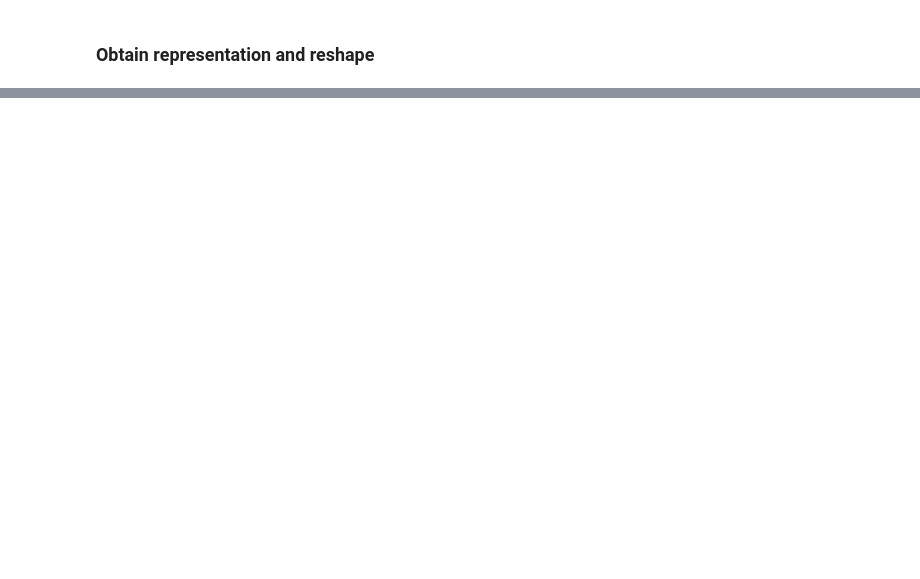
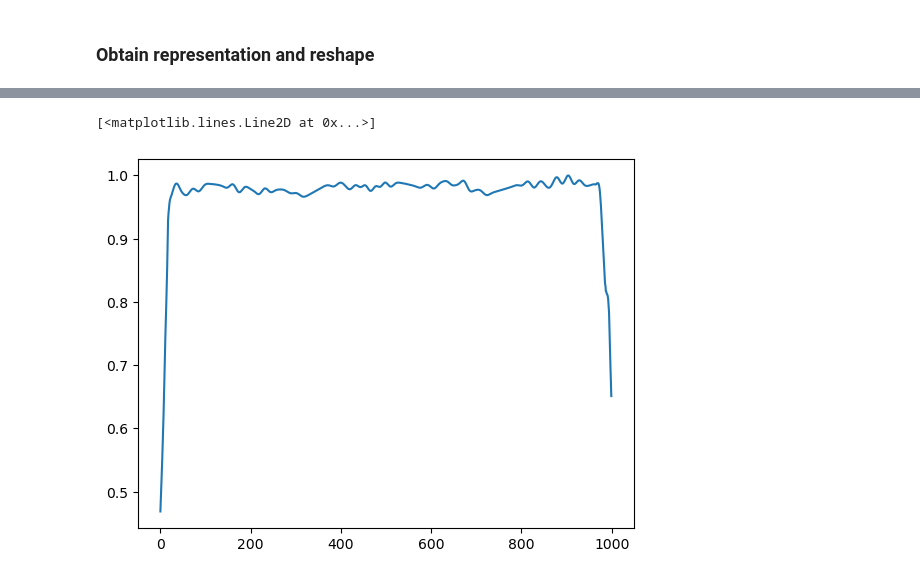
Before and after one commit to dharmesh1007/ZTF_code, a Jupyter notebook: source/7_1dcnn_models_CAM.ipynb, the cells around one changed output, grey strips where cells are left out. Drawn from its saved outputs; the diff is of its cells as text; code cells hidden in the pictures; blank space fills up the shorter version.

```diff
--- a/source/7_1dcnn_models_CAM.ipynb
+++ b/source/7_1dcnn_models_CAM.ipynb
@@ -618,0 +278,7 @@ NameError: name 'clf' is not defined
+# %%
+# Make model
+from tensorflow.keras.utils import plot_model
+model = load_model(f'../results/1dcnn/model/mh_g&r&clr_int_1000_ks35.h5')
+
+model.summary()
+plot_model(model, show_shapes=True, show_layer_names=True)
@@ -618,0 +304,16 @@ NameError: name 'clf' is not defined
+# %%
+
+# Remove last layer's softmax
+model.layers[-1].activation = None
+
+# Print what the top predicted class is
+preds = model.predict([X_multihead_1, X_multihead_2, X_multihead_3])
+print(np.argmax(preds, axis=1))
+
+# print("Predicted:", decode_predictions(preds, top=1)[0])
+
+# Generate class activation heatmap
+heatmap = make_gradcam_heatmap(img_array=[X_multihead_1, X_multihead_2, X_multihead_3], model=model, last_conv_layer_name='i1Conv13', pred_index=3)
+
+plt.plot(heatmap)
+# %% [output]
@@ -619 +323,3 @@ NameError: name 'clf' is not defined
+[<matplotlib.lines.Line2D at 0x...>]
+[figure, added]
 # %%
```
Also changed, not shown: parts of 27 cells of this notebook, 29 other files.
